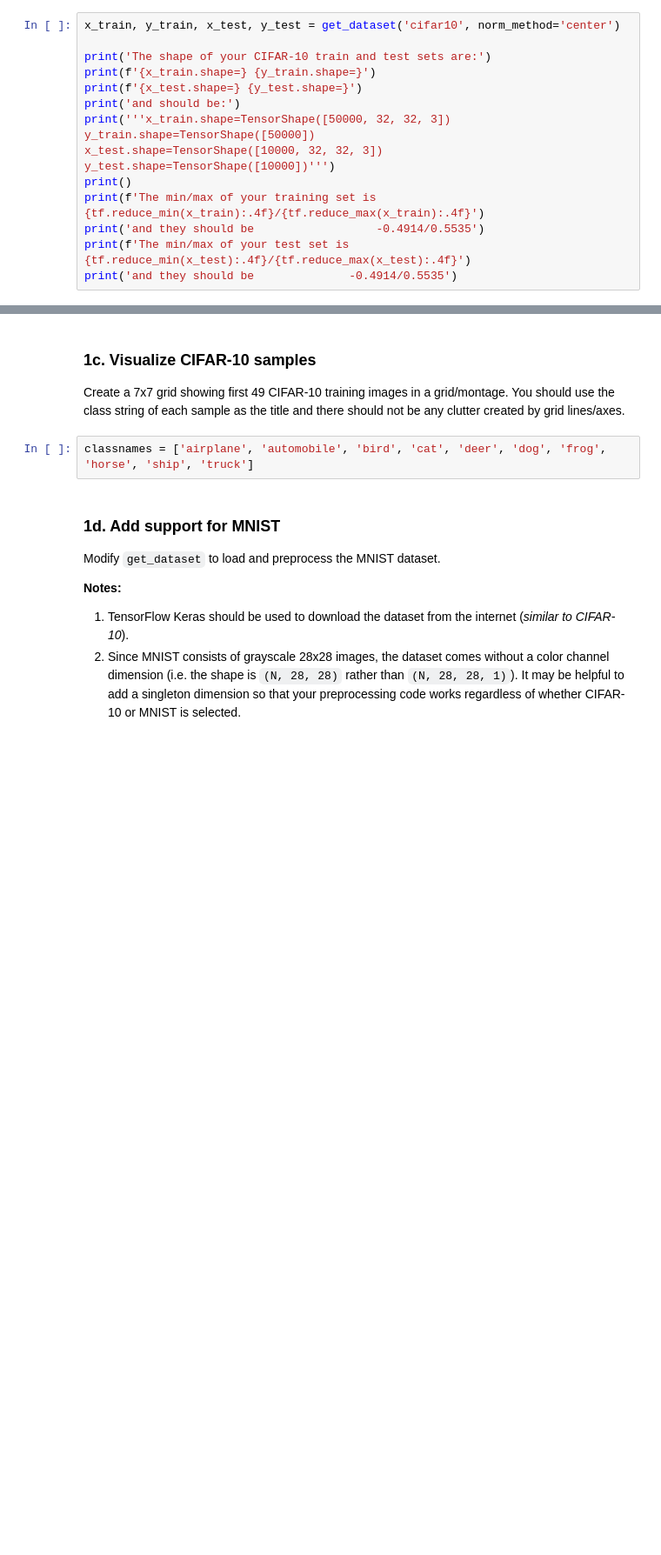
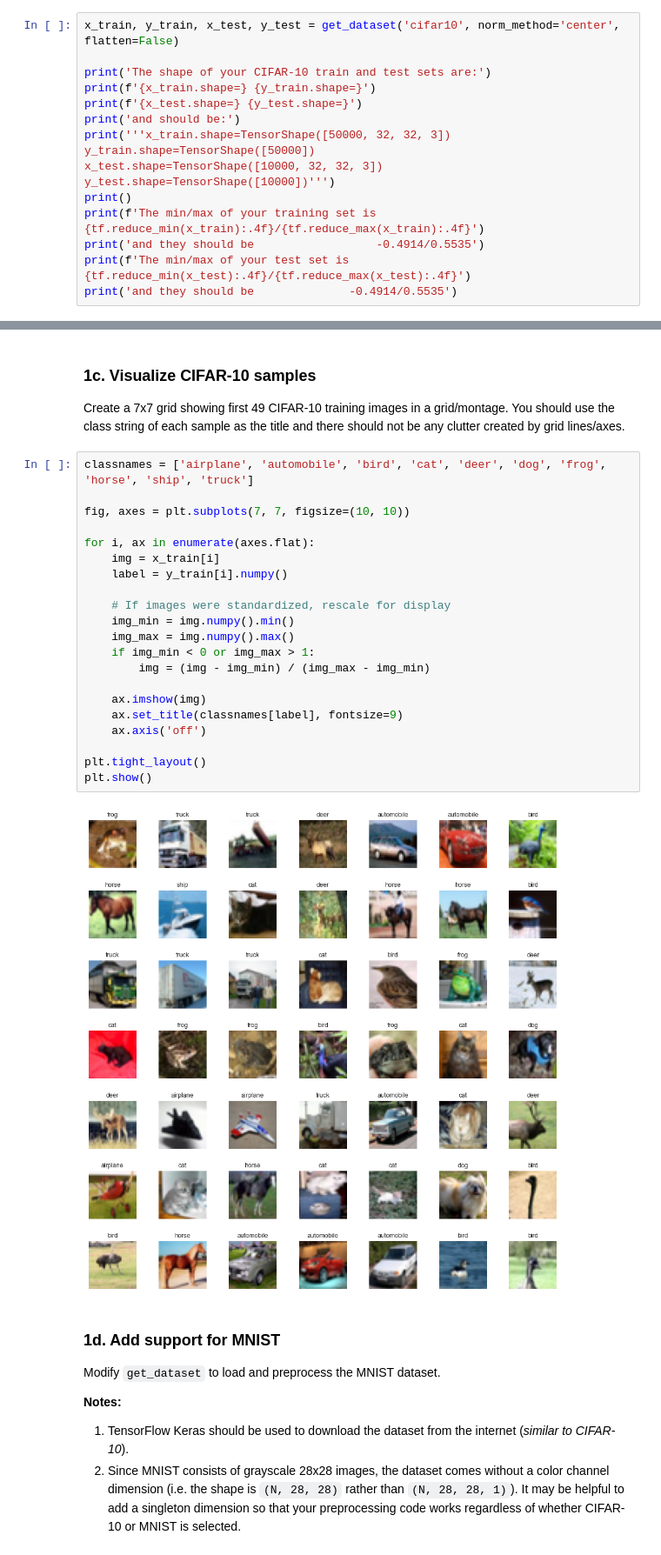
Before and after one commit to NotSMX/CS443, a Jupyter notebook: Project 1 - Hebbian Learning/images_datasets.ipynb, the cells around one changed output, grey strips where cells are left out. Shown at 87% size. Saved outputs shown, nothing was run; the diff lists cells and outputs as text; blank space fills up the shorter version.

```diff
--- a/Project 1 - Hebbian Learning/images_datasets.ipynb
+++ b/Project 1 - Hebbian Learning/images_datasets.ipynb
@@ -112,7 +160,7 @@ print('and they should be              -1.9892/2.1268')
 # %% [markdown]
 #### Test centering
 # %%
-x_train, y_train, x_test, y_test = get_dataset('cifar10', norm_method='center')
+x_train, y_train, x_test, y_test = get_dataset('cifar10', norm_method='center', flatten=False)
 
 print('The shape of your CIFAR-10 train and test sets are:')
 print(f'{x_train.shape=} {y_train.shape=}')
@@ -148,6 +224,27 @@ print(f'The first few val class labels are\n{y_val_split[:6]} and they should be
 Create a 7x7 grid showing first 49 CIFAR-10 training images in a grid/montage. You should use the class string of each sample as the title and there should not be any clutter created by grid lines/axes.
 # %%
 classnames = ['airplane', 'automobile', 'bird', 'cat', 'deer', 'dog', 'frog', 'horse', 'ship', 'truck']
+
+fig, axes = plt.subplots(7, 7, figsize=(10, 10))
+
+for i, ax in enumerate(axes.flat):
+    img = x_train[i]
+    label = y_train[i].numpy()
+
+    # If images were standardized, rescale for display
+    img_min = img.numpy().min()
+    img_max = img.numpy().max()
+    if img_min < 0 or img_max > 1:
+        img = (img - img_min) / (img_max - img_min)
+
+    ax.imshow(img)
+    ax.set_title(classnames[label], fontsize=9)
+    ax.axis('off')
+
+plt.tight_layout()
+plt.show()
+# %% [output]
+[figure, added]
 # %% [markdown]
 ### 1d. Add support for MNIST
 
```
Also changed, not shown: parts of 9 cells of this notebook, 3 other files.
